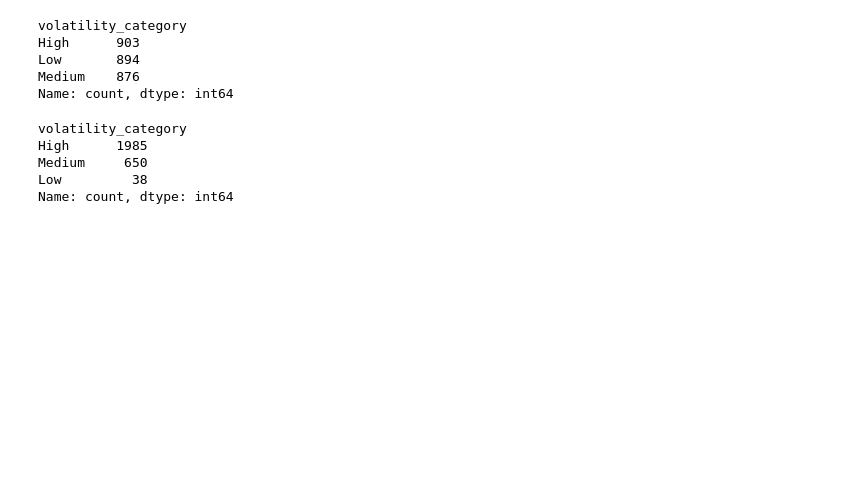
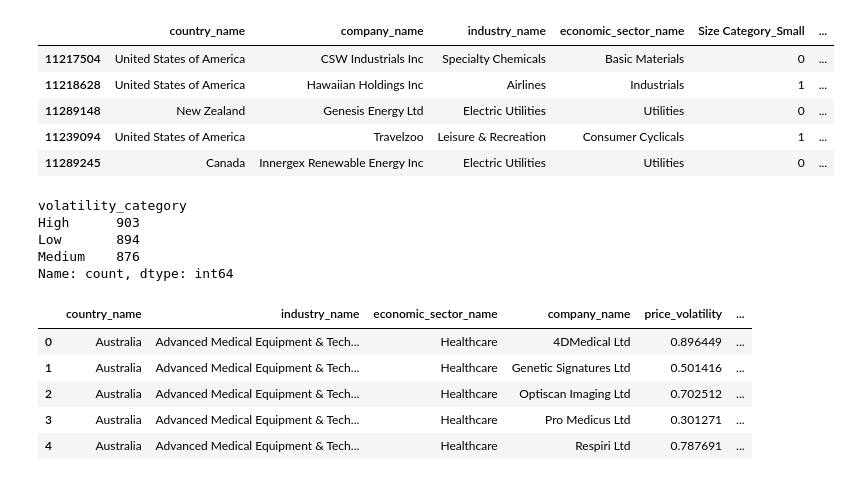
Before and after one commit to Lellalu/II142X_VT2025, a Jupyter notebook: fin_param_test.ipynb, the cells around one changed output. Saved outputs shown, nothing was run; the diff lists cells and outputs as text; code cells hidden in the pictures; blank space fills up the shorter version.

```diff
--- a/fin_param_test.ipynb
+++ b/fin_param_test.ipynb
@@ -66,6 +63,16 @@ latest_mcap_df.head()
 | 11289148 | New Zealand | Electric Utilities | Utilities | Genesis Energy Ltd | Mcap | 2024-08-07 00:00:00 | 2.630302e+09 | ... |
 | 11239094 | United States of America | Leisure & Recreation | Consumer Cyclicals | Travelzoo | Mcap | 2024-08-07 00:00:00 | 2.637225e+08 | ... |
 | 11289245 | Canada | Electric Utilities | Utilities | Innergex Renewable Energy Inc | Mcap | 2024-08-07 00:00:00 | 2.098220e+09 | ... |
+# %%
+mcap_encoded = pd.get_dummies(latest_mcap_df[['country_name','company_name','industry_name','economic_sector_name','Size Category']], columns=['Size Category'], dtype=int)
+mcap_encoded.head()
+# %% [output]
+|  | country_name | company_name | industry_name | economic_sector_name | Size Category_Small | ... |
+| 11217504 | United States of America | CSW Industrials Inc | Specialty Chemicals | Basic Materials | 0 | ... |
+| 11218628 | United States of America | Hawaiian Holdings Inc | Airlines | Industrials | 1 | ... |
+| 11289148 | New Zealand | Genesis Energy Ltd | Electric Utilities | Utilities | 0 | ... |
+| 11239094 | United States of America | Travelzoo | Leisure & Recreation | Consumer Cyclicals | 1 | ... |
+| 11289245 | Canada | Innergex Renewable Energy Inc | Electric Utilities | Utilities | 0 | ... |
 # %%
 # -----Volatility Classification 1 (high, medium, low):  by Industry-Relative Classification-------
 closing_price_df = all_event_data[all_event_data['finparametername'] == 'closingPrice'].copy()
@@ -180,10 +187,11 @@ def classify_stock_volatility(volatility_df):
 
 volatility_df_2 = classify_stock_volatility(volatility_df)
 # %%
-volatility_df_2["volatility_category"].value_counts()
+volatility_df_2.head()
 # %% [output]
-volatility_category
-High      1985
-Medium     650
-Low         38
-Name: count, dtype: int64
+|  | country_name | industry_name | economic_sector_name | company_name | price_volatility | ... |
+| 0 | Australia | Advanced Medical Equipment & Tech... | Healthcare | 4DMedical Ltd | 0.896449 | ... |
+| 1 | Australia | Advanced Medical Equipment & Tech... | Healthcare | Genetic Signatures Ltd | 0.501416 | ... |
+| 2 | Australia | Advanced Medical Equipment & Tech... | Healthcare | Optiscan Imaging Ltd | 0.702512 | ... |
+| 3 | Australia | Advanced Medical Equipment & Tech... | Healthcare | Pro Medicus Ltd | 0.301271 | ... |
+| 4 | Australia | Advanced Medical Equipment & Tech... | Healthcare | Respiri Ltd | 0.787691 | ... |
```
Also changed, not shown: parts of 6 cells of this notebook, 1 other file.
